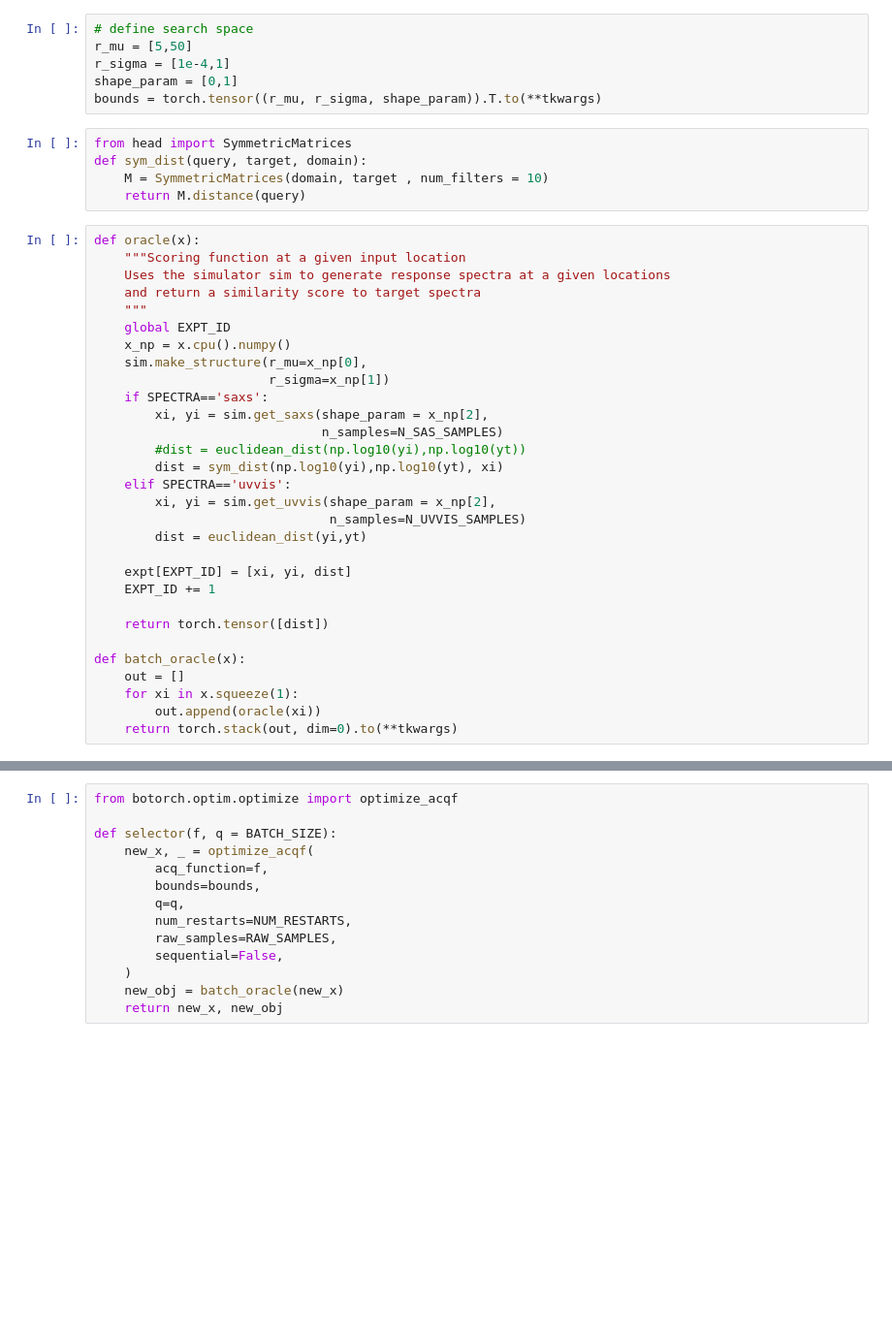
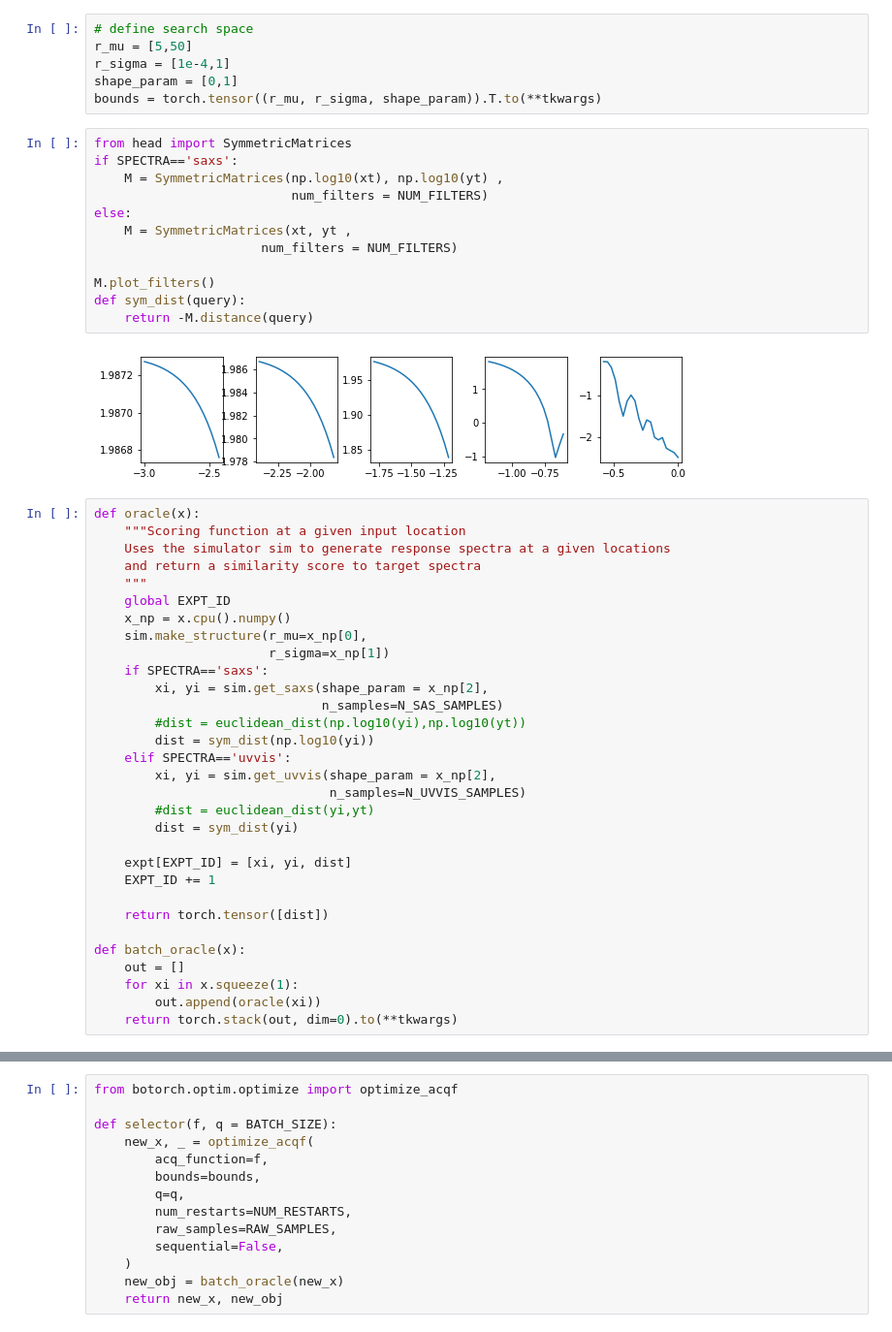
Before and after one commit to pozzo-research-group/HEAD, a Jupyter notebook: notebooks/09-BO with UCB for UVVis .ipynb, the cells around one changed output, grey strips where cells are left out. Shown: that part at 97% size. Drawn from its saved outputs; the diff is of its cells as text; blank space fills up the shorter version.

```diff
--- a/notebooks/09-BO with UCB for UVVis .ipynb
+++ b/notebooks/09-BO with UCB for UVVis .ipynb
@@ -71,11 +137,20 @@ r_mu = [5,50]
 r_sigma = [1e-4,1]
 shape_param = [0,1]
 bounds = torch.tensor((r_mu, r_sigma, shape_param)).T.to(**tkwargs)
-# %%
-from head import SymmetricMatrices
-def sym_dist(query, target, domain):
-    M = SymmetricMatrices(domain, target , num_filters = 10)
-    return M.distance(query)
+# %%
+from head import SymmetricMatrices
+if SPECTRA=='saxs':
+    M = SymmetricMatrices(np.log10(xt), np.log10(yt) ,
+                          num_filters = NUM_FILTERS)
+else:
+    M = SymmetricMatrices(xt, yt ,
+                      num_filters = NUM_FILTERS)
+
+M.plot_filters()
+def sym_dist(query):
+    return -M.distance(query)
+# %% [output]
+[figure, added]
 # %%
 def oracle(x):
     """Scoring function at a given input location
@@ -90,11 +165,12 @@ def oracle(x):
         xi, yi = sim.get_saxs(shape_param = x_np[2],
                               n_samples=N_SAS_SAMPLES)
         #dist = euclidean_dist(np.log10(yi),np.log10(yt))
-        dist = sym_dist(np.log10(yi),np.log10(yt), xi)
+        dist = sym_dist(np.log10(yi))
     elif SPECTRA=='uvvis':
         xi, yi = sim.get_uvvis(shape_param = x_np[2],
                                n_samples=N_UVVIS_SAMPLES)
-        dist = euclidean_dist(yi,yt)
+        #dist = euclidean_dist(yi,yt)
+        dist = sym_dist(yi)
 
     expt[EXPT_ID] = [xi, yi, dist]
     EXPT_ID += 1
```
Also changed, not shown: parts of 11 cells of this notebook, 4 other files.
